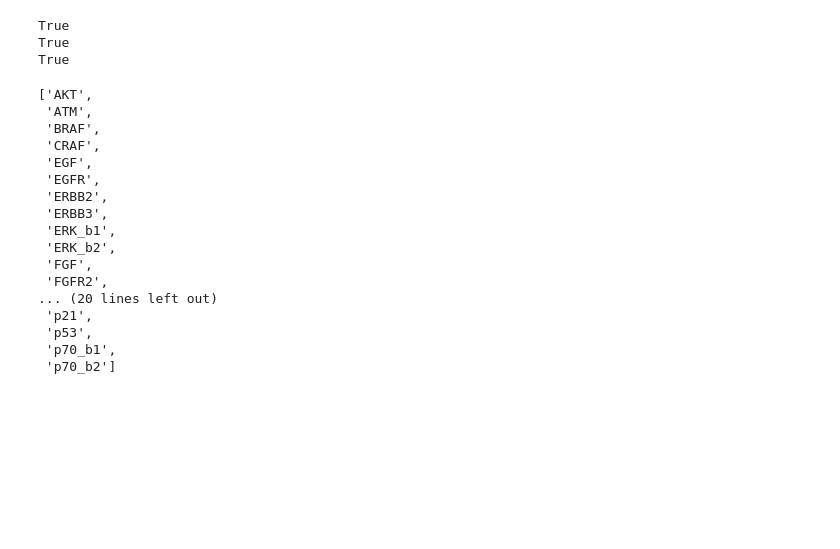
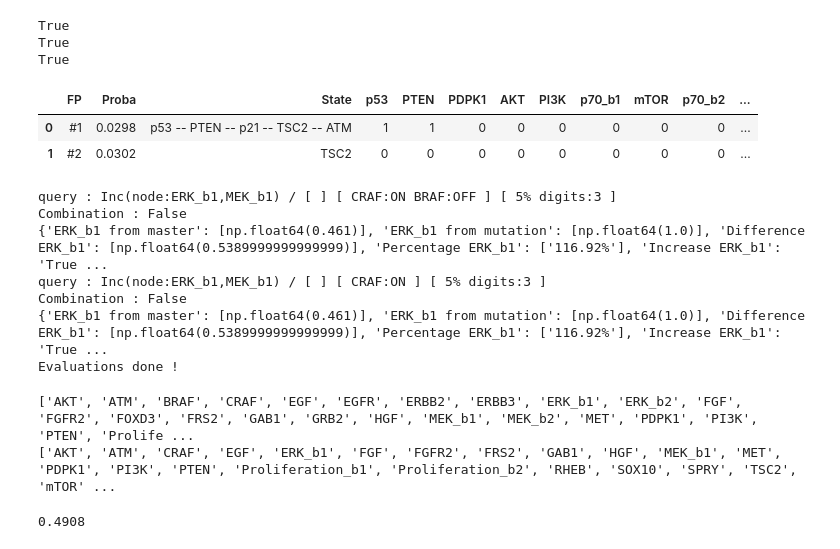
Before and after one commit to colomoto/pyMaBoSS, a Jupyter notebook: notebook/Démo.ipynb, the cells around one changed output. Saved outputs shown, nothing was run; the diff lists cells and outputs as text; code cells hidden in the pictures; blank space fills up the shorter version.

```diff
--- a/notebook/Démo.ipynb
+++ b/notebook/Démo.ipynb
@@ -102,23 +108,46 @@ True
 # %%
 import maboss
 sim_test = maboss.load(file_bnd, file_cfg)
 runned = sim_test.run()
-runned.get_last_nodes_probtraj().columns.tolist()
+#runned.get_last_nodes_probtraj().columns.tolist()
+display(runned.get_fptable())
 # %% [output]
-['AKT',
- 'ATM',
- 'BRAF',
- 'CRAF',
- 'EGF',
- 'EGFR',
- 'ERBB2',
- 'ERBB3',
- 'ERK_b1',
- 'ERK_b2',
- 'FGF',
- 'FGFR2',
-... (20 lines left out)
- 'p21',
- 'p53',
- 'p70_b1',
- 'p70_b2']
+|  | FP | Proba | State | p53 | PTEN | PDPK1 | AKT | PI3K | p70_b1 | mTOR | p70_b2 | ... |
+| 0 | #1 | 0.0298 | p53 -- PTEN -- p21 -- TSC2 -- ATM | 1 | 1 | 0 | 0 | 0 | 0 | 0 | 0 | ... |
+| 1 | #2 | 0.0302 | TSC2 | 0 | 0 | 0 | 0 | 0 | 0 | 0 | 0 | ... |
+# %%
+assertion_5_a = "Inc(node:ERK_b1,MEK_b1) / [ ] [ CRAF:ON BRAF:OFF ] [ 5% digits:3 ]"
+assertion_5_b = "Inc(node:ERK_b1,MEK_b1) / [ ] [ CRAF:ON ] [ 5% digits:3 ]"
+res = tl.MaBoSSEvaluator.querying([assertion_5_a,assertion_5_b], file_cfg, file_bnd)
+viz = tl.visualiser.Visualiser(list_queries=[assertion_5_a,assertion_5_b], list_of_results=res)
+#viz.display_results_and_queries()
+# %% [output]
+query : Inc(node:ERK_b1,MEK_b1) / [ ] [ CRAF:ON BRAF:OFF ] [ 5% digits:3 ]
+Combination : False
+{'ERK_b1 from master': [np.float64(0.461)], 'ERK_b1 from mutation': [np.float64(1.0)], 'Difference ERK_b1': [np.float64(0.5389999999999999)], 'Percentage ERK_b1': ['116.92%'], 'Increase ERK_b1': 'True ...
+query : Inc(node:ERK_b1,MEK_b1) / [ ] [ CRAF:ON ] [ 5% digits:3 ]
+Combination : False
+{'ERK_b1 from master': [np.float64(0.461)], 'ERK_b1 from mutation': [np.float64(1.0)], 'Difference ERK_b1': [np.float64(0.5389999999999999)], 'Percentage ERK_b1': ['116.92%'], 'Increase ERK_b1': 'True ...
+Evaluations done !
+# %%
+model_braf_off = sim_test.copy()
+model_master = sim_test.run()
+model_braf_off.mutate("CRAF","ON")
+model_braf_off.mutate("BRAF","OFF")
+sim_braf_off = model_braf_off.run()
+print(model_master.get_last_nodes_probtraj().columns.tolist())
+print(sim_braf_off.get_last_nodes_probtraj().columns.tolist())
+#print("master")
+#display(model_master.get_last_nodes_probtraj())
+#print("braf_off craf_on")
+#display(sim_braf_off.get_last_nodes_probtraj())
+
+#display(sim_braf_off.get_last_states_probtraj())
+#display(sim_braf_off.get_fptable())
+# %% [output]
+['AKT', 'ATM', 'BRAF', 'CRAF', 'EGF', 'EGFR', 'ERBB2', 'ERBB3', 'ERK_b1', 'ERK_b2', 'FGF', 'FGFR2', 'FOXD3', 'FRS2', 'GAB1', 'GRB2', 'HGF', 'MEK_b1', 'MEK_b2', 'MET', 'PDPK1', 'PI3K', 'PTEN', 'Prolife ...
+['AKT', 'ATM', 'CRAF', 'EGF', 'ERK_b1', 'FGF', 'FGFR2', 'FRS2', 'GAB1', 'HGF', 'MEK_b1', 'MET', 'PDPK1', 'PI3K', 'PTEN', 'Proliferation_b1', 'Proliferation_b2', 'RHEB', 'SOX10', 'SPRY', 'TSC2', 'mTOR' ...
+# %%
+print(sim_braf_off.get_last_nodes_probtraj()[["AKT","PI3K"]].iloc[0].sum())
+# %% [output]
+0.4908
```
Also changed, not shown: parts of 4 cells of this notebook, 6 other files.
